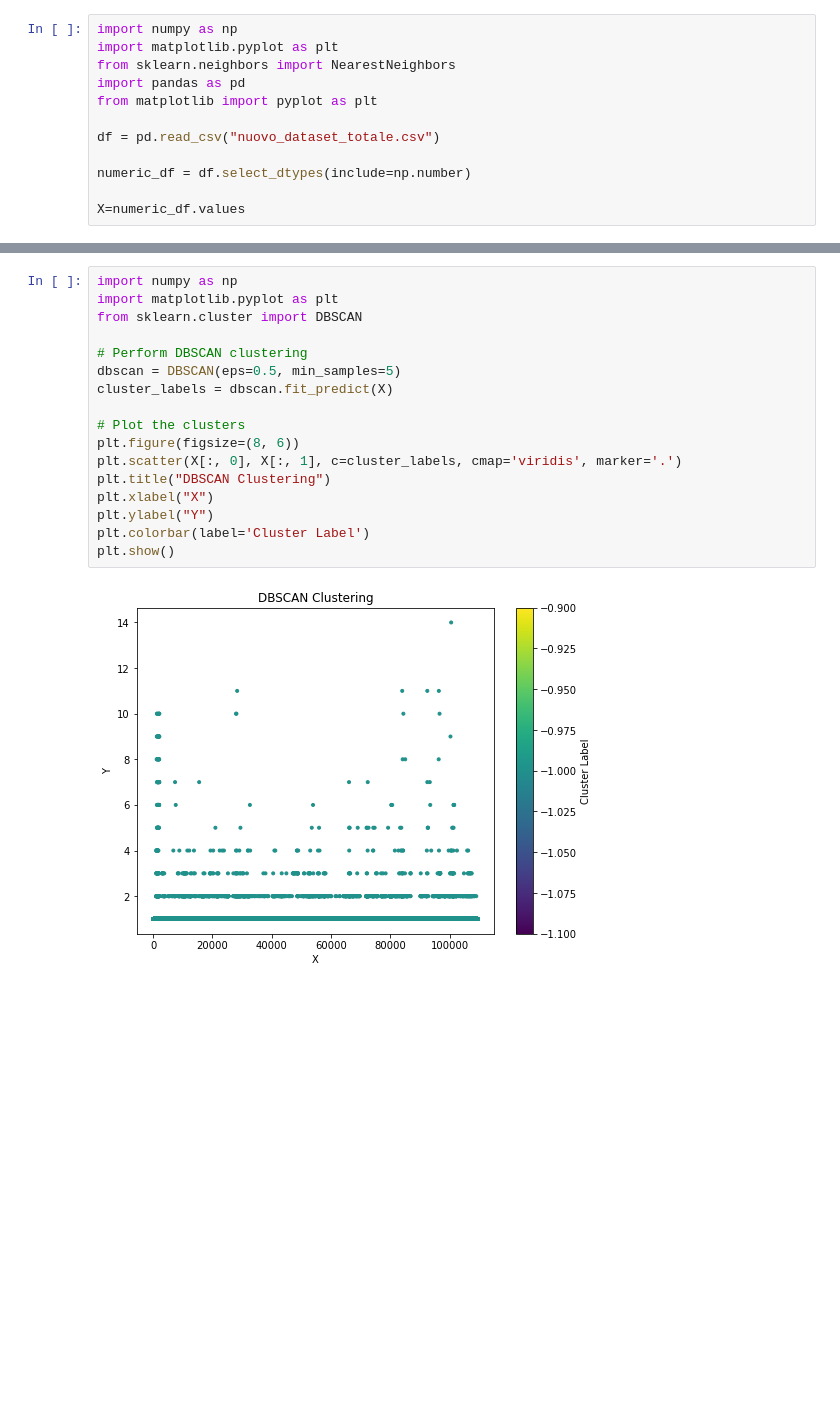
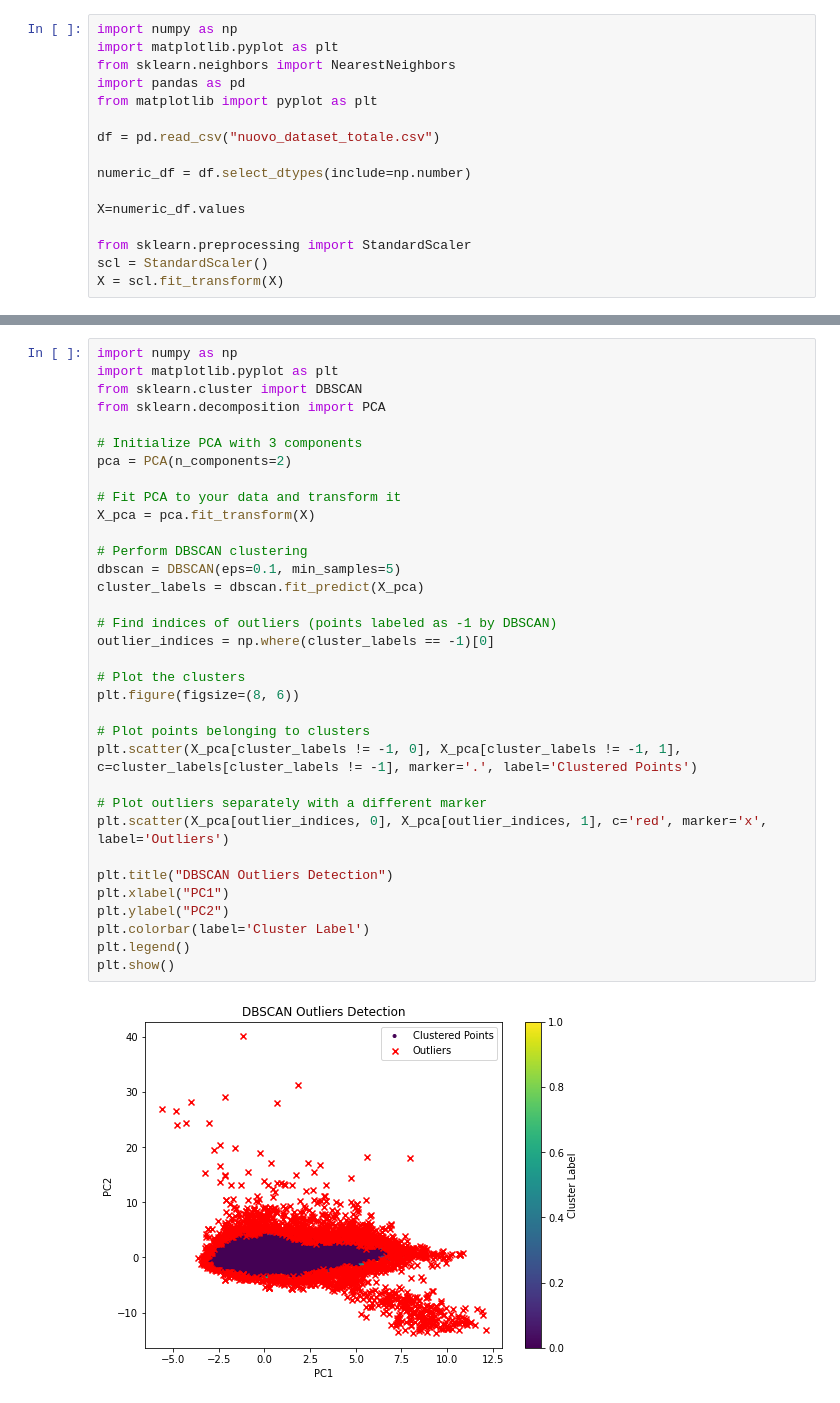
Before and after one commit to Bakko000/Data-Mining-2, a Jupyter notebook: OutliersDBSCAN.ipynb, the cells around one changed output, grey strips where cells are left out. Saved outputs shown, nothing was run; the diff lists cells and outputs as text; blank space fills up the shorter version.

```diff
--- a/OutliersDBSCAN.ipynb
+++ b/OutliersDBSCAN.ipynb
@@ -10,3 +10,7 @@ df = pd.read_csv("nuovo_dataset_totale.csv")
 numeric_df = df.select_dtypes(include=np.number)
 
 X=numeric_df.values
+
+from sklearn.preprocessing import StandardScaler
+scl = StandardScaler()
+X = scl.fit_transform(X)
@@ -13,19 +55,36 @@ X=numeric_df.values
 # %%
 import numpy as np
 import matplotlib.pyplot as plt
 from sklearn.cluster import DBSCAN
+from sklearn.decomposition import PCA
+
+# Initialize PCA with 3 components
+pca = PCA(n_components=2)
+
+# Fit PCA to your data and transform it
+X_pca = pca.fit_transform(X)
 
 # Perform DBSCAN clustering
-dbscan = DBSCAN(eps=0.5, min_samples=5)
-cluster_labels = dbscan.fit_predict(X)
+dbscan = DBSCAN(eps=0.1, min_samples=5)
+cluster_labels = dbscan.fit_predict(X_pca)
+
+# Find indices of outliers (points labeled as -1 by DBSCAN)
+outlier_indices = np.where(cluster_labels == -1)[0]
 
 # Plot the clusters
 plt.figure(figsize=(8, 6))
-plt.scatter(X[:, 0], X[:, 1], c=cluster_labels, cmap='viridis', marker='.')
-plt.title("DBSCAN Clustering")
-plt.xlabel("X")
-plt.ylabel("Y")
+
+# Plot points belonging to clusters
+plt.scatter(X_pca[cluster_labels != -1, 0], X_pca[cluster_labels != -1, 1], c=cluster_labels[cluster_labels != -1], marker='.', label='Clustered Points')
+
+# Plot outliers separately with a different marker
+plt.scatter(X_pca[outlier_indices, 0], X_pca[outlier_indices, 1], c='red', marker='x', label='Outliers')
+
+plt.title("DBSCAN Outliers Detection")
+plt.xlabel("PC1")
+plt.ylabel("PC2")
 plt.colorbar(label='Cluster Label')
+plt.legend()
 plt.show()
 # %% [output]
-[figure, old version]
+[figure, new version]
```
Also changed, not shown: parts of 4 cells of this notebook.
